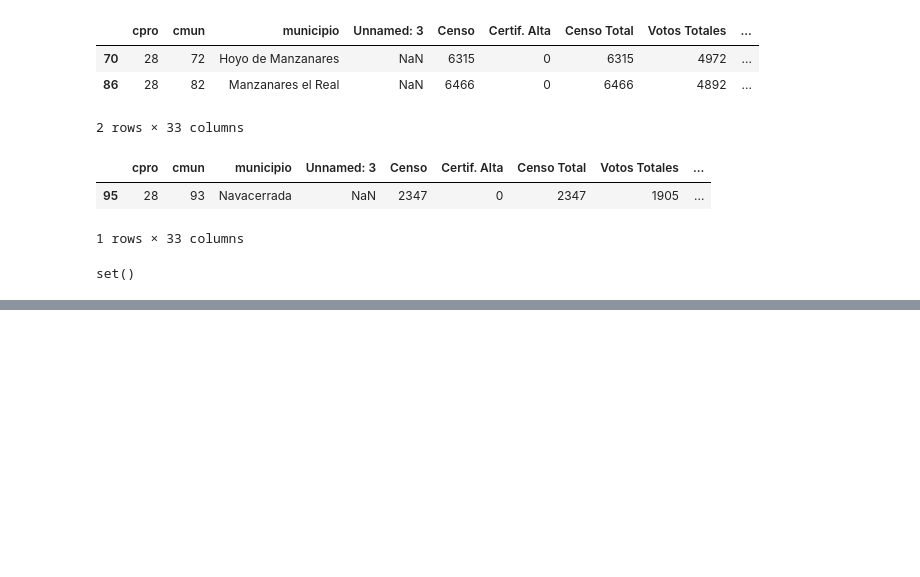
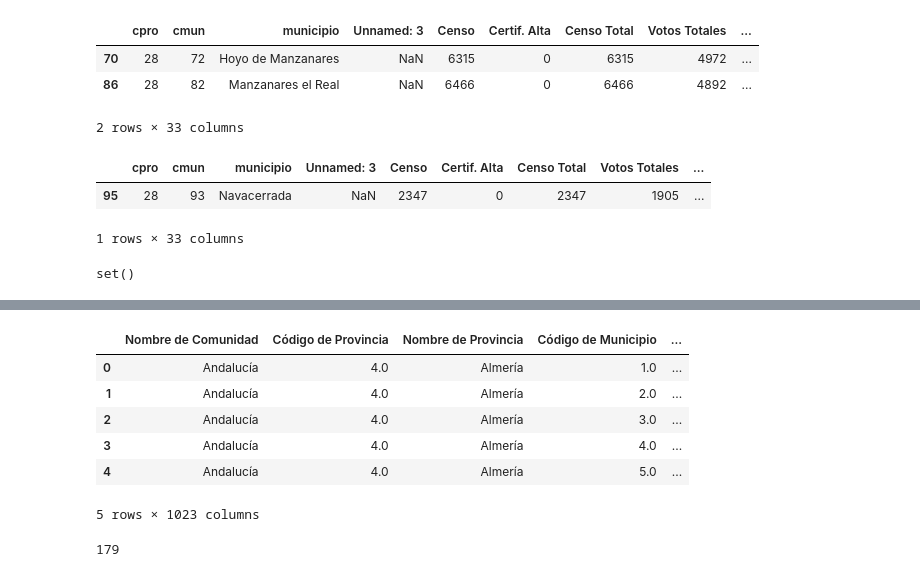
Before and after one commit to BernardoJoseLlamasVerna/Madrid_Elections_2021, a Jupyter notebook: Madrid_Elections_2021.ipynb, the cells around one changed output, grey strips where cells are left out. Cells and saved outputs as stored; diff of their text form; code cells hidden in the pictures; blank space fills up the shorter version.

Commit message:
añadido datos elecciones madrid 2019

```diff
--- a/Madrid_Elections_2021.ipynb
+++ b/Madrid_Elections_2021.ipynb
@@ -568,0 +745,2 @@ data[data['municipio']=='Madrid']['PP']
+# %%
+data_2019 = pd.read_csv('municipales_2019.csv', delimiter=';', thousands='.', decimal=',')
@@ -568,0 +768,10 @@ data[data['municipio']=='Madrid']['PP']
+# %%
+data_2019.head()
+# %% [output]
+|  | Nombre de Comunidad | Código de Provincia | Nombre de Provincia | Código de Municipio | ... |
+| 0 | Andalucía | 4.0 | Almería | 1.0 | ... |
+| 1 | Andalucía | 4.0 | Almería | 2.0 | ... |
+| 2 | Andalucía | 4.0 | Almería | 3.0 | ... |
+| 3 | Andalucía | 4.0 | Almería | 4.0 | ... |
+| 4 | Andalucía | 4.0 | Almería | 5.0 | ... |
+5 rows × 1023 columns
@@ -568,0 +787,5 @@ data[data['municipio']=='Madrid']['PP']
+# %%
+# comprobamos si tiene 179 municipios
+len(madrid_2019)
+# %% [output]
+179
```
Also changed, not shown: parts of 25 cells of this notebook, 2 other files.
